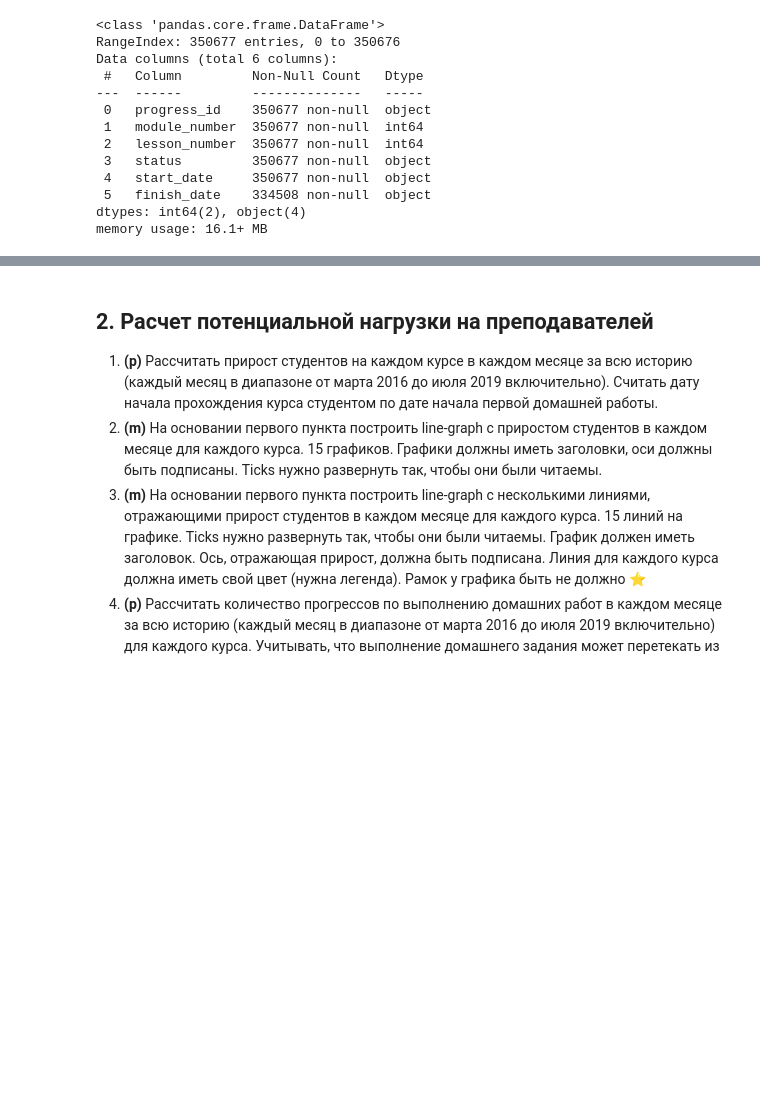
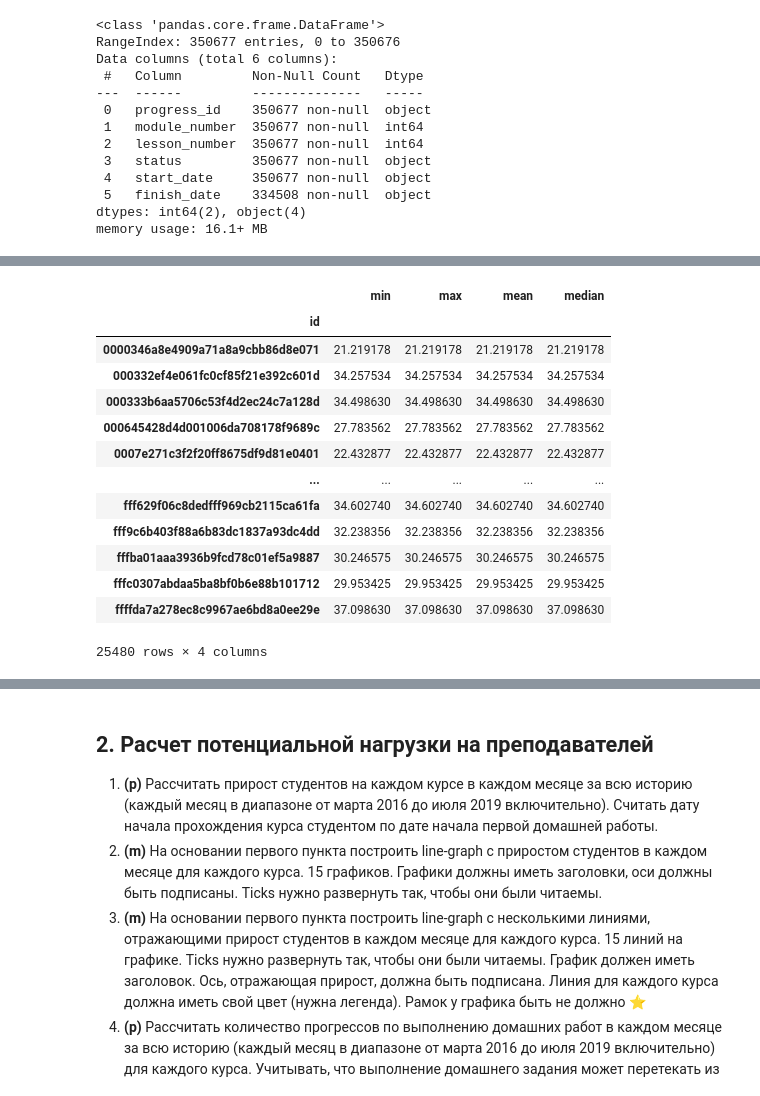
Before and after one commit to vegorovmsk/skillbox_ds_analytics_project_1, a Jupyter notebook: Coursework_analytics_1.ipynb, the cells around one changed output, grey strips where cells are left out. Drawn from its saved outputs; the diff is of its cells as text; code cells hidden in the pictures; blank space fills up the shorter version.

Commit message:
Load data, calculate statistics for part 1

```diff
--- a/Coursework_analytics_1.ipynb
+++ b/Coursework_analytics_1.ipynb
@@ -209,0 +445,20 @@ memory usage: 16.1+ MB
+# %%
+# минимальный, максимальный, средний, медианный возраст студентов
+
+age_statistics = students_real_bithdays.groupby('id')['age'].agg([min, max, 'mean', 'median'])
+age_statistics
+# %% [output]
+|  | min | max | mean | median |
+| id |  |  |  |  |
+| 0000346a8e4909a71a8a9cbb86d8e071 | 21.219178 | 21.219178 | 21.219178 | 21.219178 |
+| 000332ef4e061fc0cf85f21e392c601d | 34.257534 | 34.257534 | 34.257534 | 34.257534 |
+| 000333b6aa5706c53f4d2ec24c7a128d | 34.498630 | 34.498630 | 34.498630 | 34.498630 |
+| 000645428d4d001006da708178f9689c | 27.783562 | 27.783562 | 27.783562 | 27.783562 |
+| 0007e271c3f2f20ff8675df9d81e0401 | 22.432877 | 22.432877 | 22.432877 | 22.432877 |
+| ... | ... | ... | ... | ... |
+| fff629f06c8dedfff969cb2115ca61fa | 34.602740 | 34.602740 | 34.602740 | 34.602740 |
+| fff9c6b403f88a6b83dc1837a93dc4dd | 32.238356 | 32.238356 | 32.238356 | 32.238356 |
+| fffba01aaa3936b9fcd78c01ef5a9887 | 30.246575 | 30.246575 | 30.246575 | 30.246575 |
+| fffc0307abdaa5ba8bf0b6e88b101712 | 29.953425 | 29.953425 | 29.953425 | 29.953425 |
+| ffffda7a278ec8c9967ae6bd8a0ee29e | 37.098630 | 37.098630 | 37.098630 | 37.098630 |
+25480 rows × 4 columns
```
Also changed, not shown: parts of 28 cells of this notebook.
